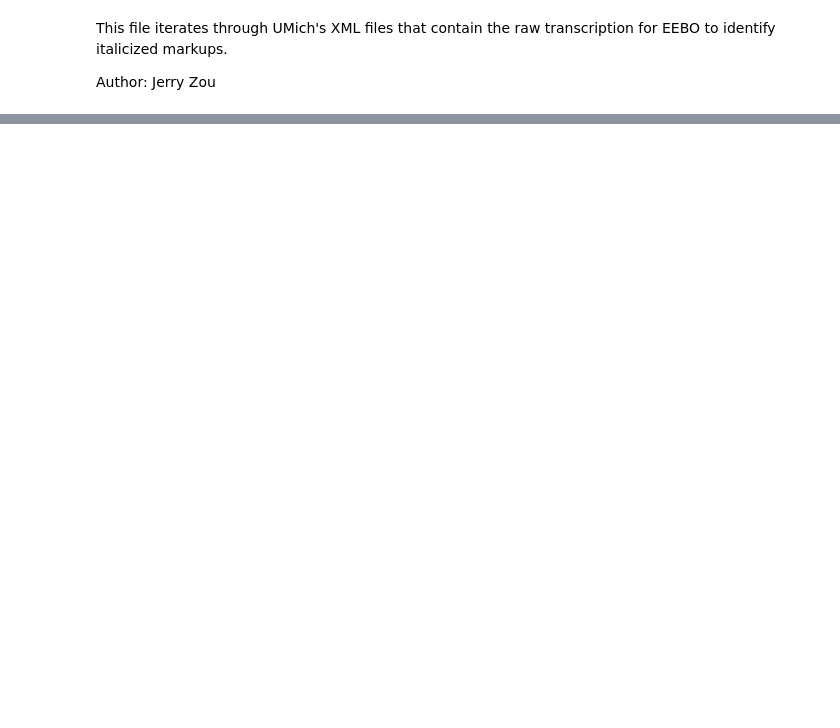
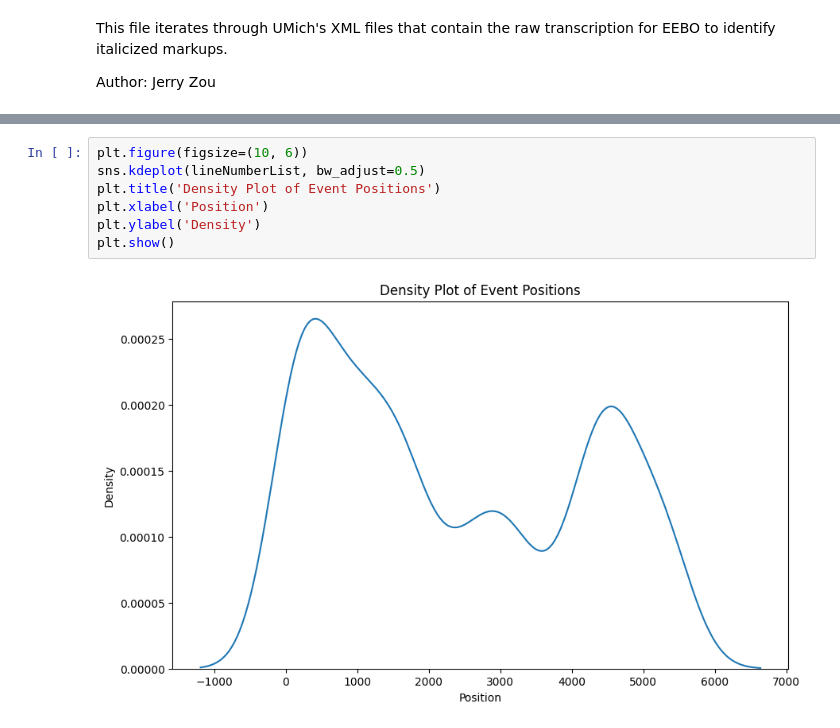
Before and after one commit to zzou21/ECBCData2024, a Jupyter notebook: XMLProcessing/IDItalics.ipynb, the cells around one changed output, grey strips where cells are left out. Saved outputs shown, nothing was run; the diff lists cells and outputs as text; blank space fills up the shorter version.

```diff
--- a/XMLProcessing/IDItalics.ipynb
+++ b/XMLProcessing/IDItalics.ipynb
@@ -54,0 +101,9 @@ Line 5411: Satan
+# %%
+plt.figure(figsize=(10, 6))
+sns.kdeplot(lineNumberList, bw_adjust=0.5)
+plt.title('Density Plot of Event Positions')
+plt.xlabel('Position')
+plt.ylabel('Density')
+plt.show()
+# %% [output]
+[figure, added]
```
Also changed, not shown: parts of 12 cells of this notebook.
